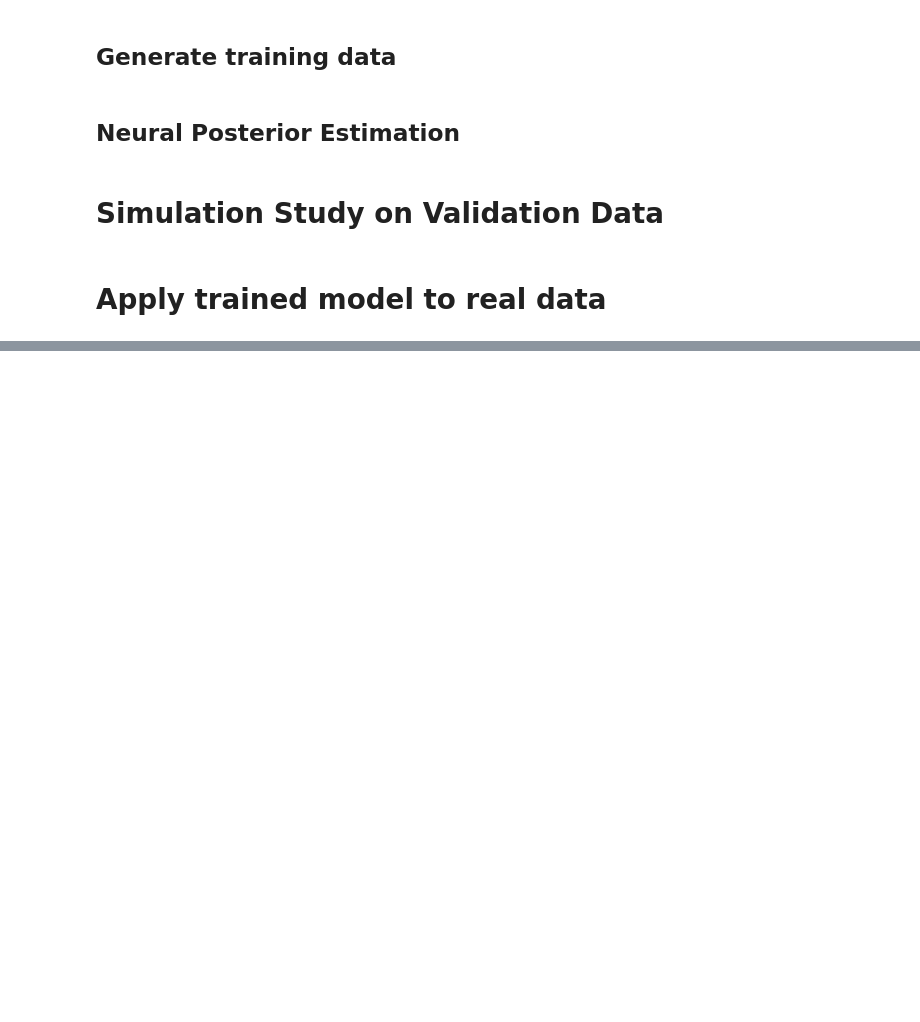
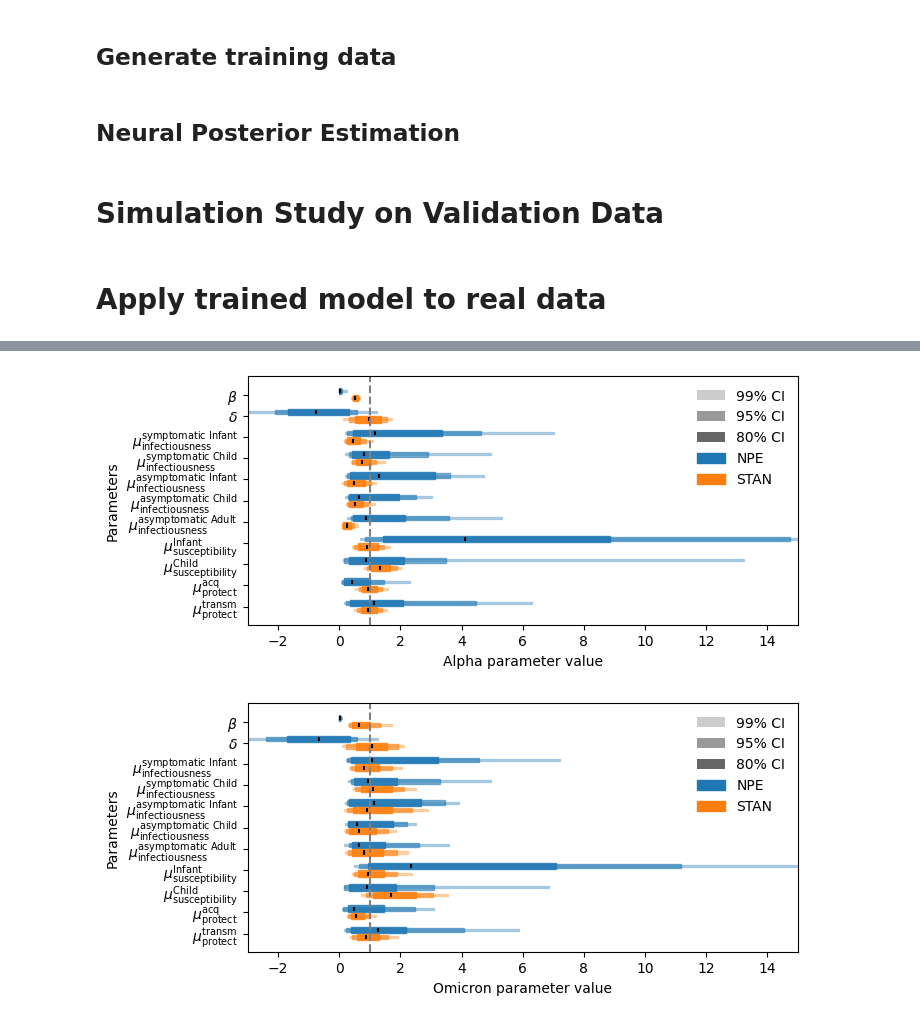
Before and after one commit to arrjon/AmortizedSelectionBias, a Jupyter notebook: PedCov Study.ipynb, the cells around one changed output, grey strips where cells are left out. Cells and saved outputs as stored; diff of their text form; code cells hidden in the pictures; blank space fills up the shorter version.

Commit message:
add real results

```diff
--- a/PedCov Study.ipynb
+++ b/PedCov Study.ipynb
@@ -294,6 +294,12 @@ colors = [  # colorblind safe colors
     "#FABFD2",  # light pink
 ]
 
+titles = {
+    'random': 'Random Selection Procedure',
+    'pedcov': 'Child Selection Procedure',
+    'adultcov': 'Adult Selection Procedure'
+}
+
 stacked = True  # whether to stack the ECDFs or not
 # %%
 for vd in [validation_data_random, validation_data_pedcov, validation_data_adultcov]:
@@ -313,10 +319,6 @@ for vd in [validation_data_random, validation_data_pedcov, validation_data_adult
     #fig.savefig(f'plots/{scenario_name}_recovery_stan_{vd["selection_procedure"][0]}.pdf', bbox_inches='tight')
     plt.show()
 # %%
-titles = {'random': 'Random Selection Procedure',
-          'pedcov': 'Child Selection Procedure',
-          'adultcov': 'Adult Selection Procedure'}
-
 for a_i, vd in enumerate([validation_data_random, validation_data_pedcov, validation_data_adultcov]):
     print(f"Validation data shape: {vd['selection_procedure'][0]}")
     stan_posterior_samples = {p: vd[f'stan_{p}'] for p in param_names.keys()}
@@ -332,7 +334,7 @@ for a_i, vd in enumerate([validation_data_random, validation_data_pedcov, valida
         else:
             lines = a.get_lines()
             for idx, line in enumerate(lines):
-                if list(param_names.keys())[idx] in ['beta', 'delta']:  # remove
+                if list(param_names.keys())[idx] in ['beta', 'delta']:
                     line.remove()
                 line.set_color(colors[idx])
                 line.set_label(f'{list(param_names.values())[idx]}')
@@ -571,4 +573,6 @@ for vd in [validation_data_random, validation_data_pedcov, validation_data_adult
 data_path_alpha = 'PedCov/data/test_data_alpha.txt'  # todo: exchange with real PedCov
 data_path_omicron = 'PedCov/data/test_data_omicron.txt'
 num_samples = 1000
+
+results_file = f'plots/{scenario_name}_real_posterior_samples.pickle'
 # %%
@@ -676,27 +691,17 @@ for variant in variants:
 # %%
-ax = sampling_parameter_cis_variants(
-    results={
-        variant: real_data_results[variant] for variant in variants
-    },
-    variants=variants,
-    param_dict=param_names,
-    alpha=[99, 95, 80],
-    size=(7, 3),
-    key='posterior_samples',
-    #show_legend=True
-)
-plt.savefig(f'plots/{scenario_name}_real_CIs_both_variants.pdf', bbox_inches='tight')
-plt.show()
-
-ax = sampling_parameter_cis_variants(
-    results={
-        variant: real_data_results[variant] for variant in variants
-    },
-    variants=variants,
-    param_dict=param_names,
-    alpha=[99, 95, 80],
-    size=(7, 3),
-    key='stan_posterior_samples',
-)
-plt.savefig(f'plots/{scenario_name}_real_stan_CIs_both_variants.pdf', bbox_inches='tight')
-plt.show()
+for variant in variants:
+    ax = sampling_parameter_cis_comparison(
+        results=real_data_results[variant],
+        methods={'posterior_samples': 'NPE', 'stan_posterior_samples': 'STAN'},
+        variant=variant,
+        param_dict=param_names,
+        alpha=[99, 95, 80],
+        size=(7, 3),
+        show_legend=True
+    )
+    ax.set_xlim(-3, 15)
+    #plt.savefig(f'plots/{scenario_name}_real_CIs_{variant}.pdf', bbox_inches='tight')
+    plt.show()
+# %% [output]
+[figure, added]
+[figure, added]
```
Also changed, not shown: parts of 5 cells of this notebook, 6 other files.
